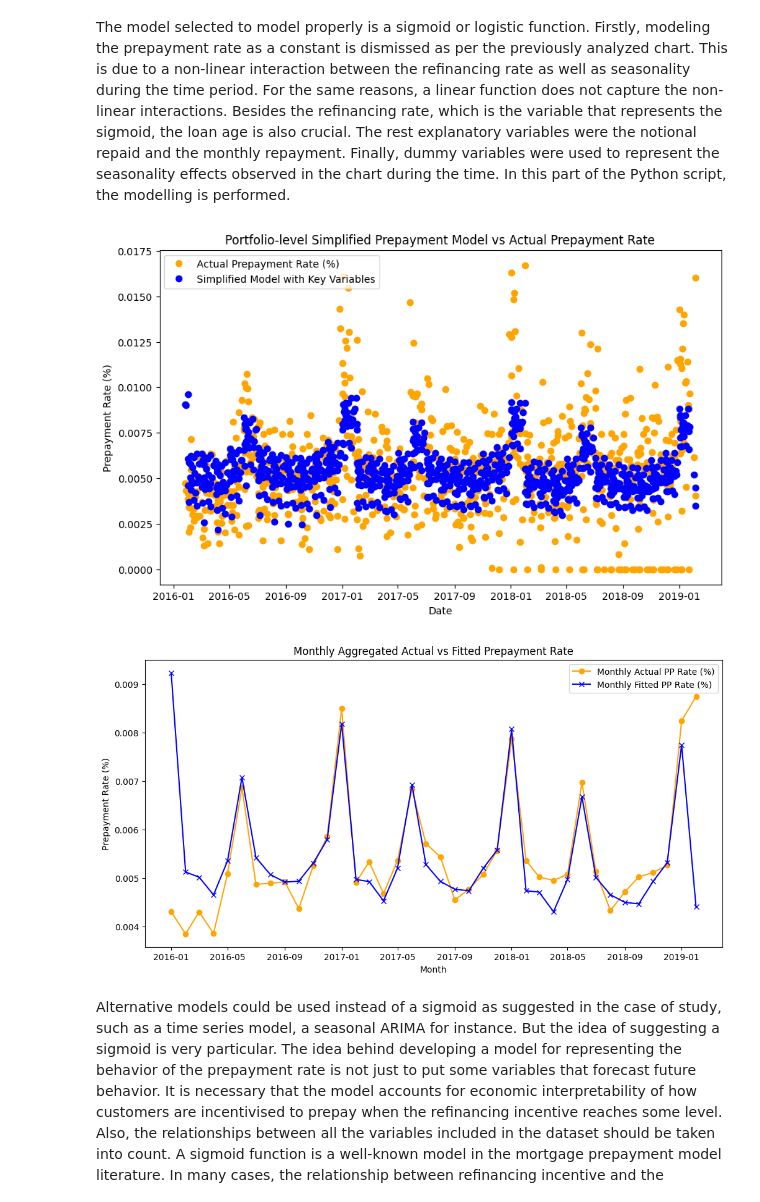
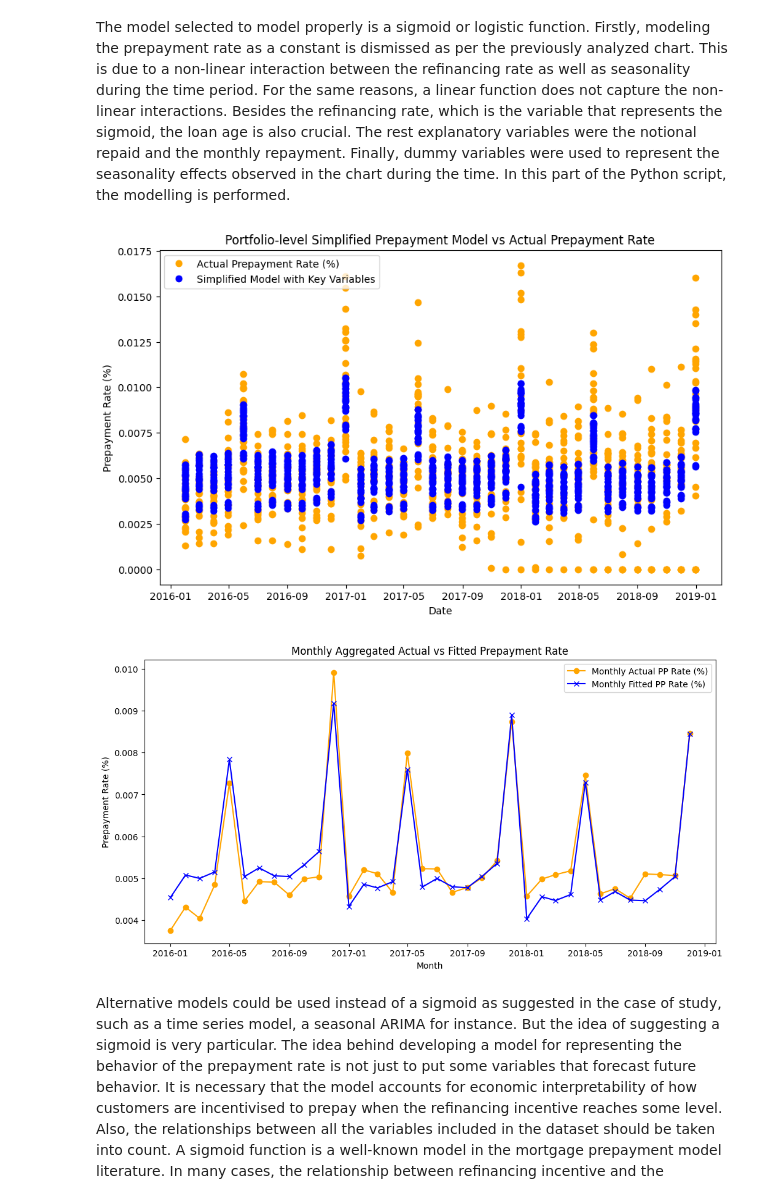
Before and after one commit to macontreras04/cpf, a Jupyter notebook: Final_Prepayment_model.ipynb, the cells around one changed output. Cells and saved outputs as stored; diff of their text form; code cells hidden in the pictures.

```diff
--- a/Final_Prepayment_model.ipynb
+++ b/Final_Prepayment_model.ipynb
@@ -196,18 +196,22 @@ plt.show()
 The model selected to model properly is a sigmoid or logistic function. Firstly, modeling the prepayment rate as a constant is dismissed as per the previously analyzed chart. This is due to a non-linear interaction between the refinancing rate as well as seasonality during the time period. For the same reasons, a linear function does not capture the non-linear interactions. Besides the refinancing rate, which is the variable that represents the sigmoid, the loan age is also crucial. The rest explanatory variables were the notional repaid  and the monthly repayment. Finally, dummy variables were used to represent the seasonality effects observed in the chart during the time. In this part of the Python script, the modelling is performed.
 # %%
 # Preprocess data
-data['Loan_start_date'] = pd.to_datetime(data['Loan_start_date'])
-data['Loan_end_date'] = pd.to_datetime(data['Loan_end_date'])
-data['Total_loan_term_months'] = ((data['Loan_end_date'] - data['Loan_start_date']).dt.days / 30.44).round()
-data['Loan_age_months'] = data['Total_loan_term_months'] - data['Remaining_maturity (M)']
-data['Record_date'] = data['Loan_start_date'] + pd.to_timedelta(data['Loan_age_months'] * 30.44, unit='D')
-data['Principal_Repaid'] = data['Starting_notional'] - data['Outstanding_notional']
-data['Monthly_Repayment'] = data['Outstanding_notional'].shift(1) - data['Outstanding_notional']
-data['Monthly_Repayment'] = data['Monthly_Repayment'].fillna(0)
+#data['Loan_start_date'] = pd.to_datetime(data['Loan_start_date'])
+#data['Loan_end_date'] = pd.to_datetime(data['Loan_end_date'])
+#data['Total_loan_term_months'] = ((data['Loan_end_date'] - data['Loan_start_date']).dt.days / 30.44).round()
+#data['Loan_age_months'] = data['Total_loan_term_months'] - data['Remaining_maturity (M)']
+#data['Record_date'] = data['Loan_start_date'] + pd.to_timedelta(data['Loan_age_months'] * 30.44, unit='D')
+#data['Principal_Repaid'] = data['Starting_notional'] - data['Outstanding_notional']
+#data['Monthly_Repayment'] = data['Outstanding_notional'].shift(1) - data['Outstanding_notional']
+#data['Monthly_Repayment'] = data['Monthly_Repayment'].fillna(0)
 
 # Add monthly dummies for seasonality
-for month in range(1, 13):
-    data[f'Month_{month}'] = (data['Record_date'].dt.month == month).astype(int)
+#for month in range(1, 13):
+#    data[f'Month_{month}'] = (data['Record_date'].dt.month == month).astype(int)
+
+
+url_datat = "https://raw.githubusercontent.com/macontreras04/cpf/main/processed_data.xlsx"
+data = pd.read_excel(url_datat)
 
 # Define the simplified logistic model function with reduced explanatory variables and key interactions
 def simplified_logistic_model(x, L, k, x0, gamma, delta, epsilon, *monthly_effects):
@@ -224,8 +228,7 @@ def simplified_logistic_model(x, L, k, x0, gamma, delta, epsilon, *monthly_effec
     monthly_effect = sum(effect * dummy for effect, dummy in zip(monthly_effects, monthly_dummies))
 
     # Key predictor and interaction effects
-    predictors_effect = (gamma * outstanding_notional +
-                         delta * principal_repaid)
+    predictors_effect = (gamma * outstanding_notional + delta * principal_repaid)
 
     return logistic_component + monthly_effect + predictors_effect
 
@@ -245,6 +248,12 @@ y_data = data['PP_rate (%)'].values
 try:
     popt_simplified, _ = curve_fit(simplified_logistic_model, x_data, y_data, p0=initial_guess_simplified, maxfev=20000)
 
+    # Print the optimized parameters
+
+    #print("Optimized parameters:")
+    #for i, param in enumerate(popt_simplified):
+    #    print(f"Parameter {i + 1}: {param}")
+
     # Calculate fitted values using the optimized model parameters
     fitted_values_simplified = simplified_logistic_model(x_data, *popt_simplified)
 
@@ -254,7 +263,7 @@ try:
     # Plot actual Prepayment Rate and fitted model for the entire dataset using Record_date as the x-axis
     plt.figure(figsize=(10, 6))
     plt.plot(data['Record_date'], y_data, label='Actual Prepayment Rate (%)', color='orange', marker='o', linestyle='None')
-    plt.plot(data['Record_date'], fitted_values_simplified, label='Simplified Model with Key Variables', color='blue',  marker='o', linestyle='None')
+    plt.plot(data['Record_date'], fitted_values_simplified, label='Simplified Model with Key Variables', color='blue', marker='o', linestyle='None')
 
     # Adding labels, title, and legend
     plt.xlabel('Date')
@@ -262,35 +271,35 @@ try:
     plt.title('Portfolio-level Simplified Prepayment Model vs Actual Prepayment Rate')
     plt.legend()
 
     # Display the plot
     plt.show()
 
     # Calculate monthly averages for actual and fitted prepayment rates
     data['Fitted_PP_rate (%)'] = fitted_values_simplified
     data['Month_Year'] = data['Record_date'].dt.to_period('M')
 
     monthly_actual_avg = data.groupby('Month_Year')['PP_rate (%)'].mean()
     monthly_fitted_avg = data.groupby('Month_Year')['Fitted_PP_rate (%)'].mean()
 
     # Plot monthly aggregated actual vs fitted prepayment rates
     plt.figure(figsize=(12, 6))
     plt.plot(monthly_actual_avg.index.to_timestamp(), monthly_actual_avg, label='Monthly Actual PP Rate (%)', color='orange', marker='o')
     plt.plot(monthly_fitted_avg.index.to_timestamp(), monthly_fitted_avg, label='Monthly Fitted PP Rate (%)', color='blue', marker='x')
 
     # Adding labels, title, and legend
     plt.xlabel('Month')
     plt.ylabel('Prepayment Rate (%)')
     plt.title('Monthly Aggregated Actual vs Fitted Prepayment Rate')
     plt.legend()
 
     # Display the plot
     plt.show()
 
 except Exception as e:
     print(f"An error occurred while fitting the model: {e}")
 # %% [output]
-[figure, old version]
+[figure, new version]
-[figure, old version]
+[figure, new version]
 # %% [markdown]
 Alternative models could be used instead of a sigmoid as suggested in the case of study, such as a time series model, a seasonal ARIMA for instance. But the idea of suggesting a sigmoid is very particular. The idea behind developing  a model for representing the behavior of the prepayment rate is not just to put some variables that forecast future behavior. It is necessary that the model accounts for economic interpretability of how customers are incentivised to prepay when the refinancing incentive reaches some level. Also, the relationships between all the variables included in the dataset should be taken into count. A sigmoid function is a well-known model in the mortgage prepayment model literature. In many cases, the relationship between refinancing incentive and the prepayment rate can resemble an S-shaped curve (sigmoid curve), particularly for certain types of loans such as mortgages. This is commonly seen due to borrower behavior over the life of the loan:
 
```
